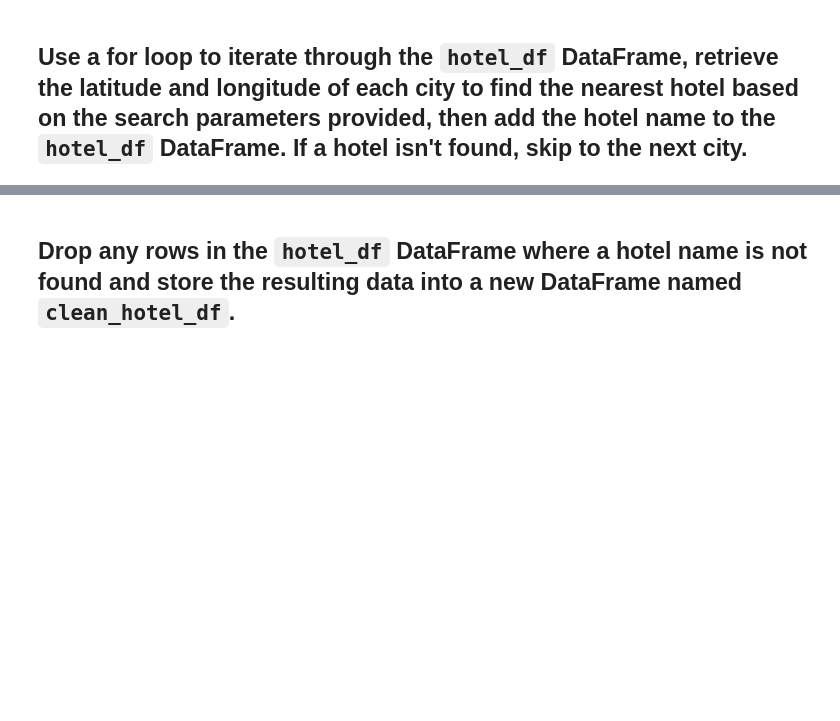
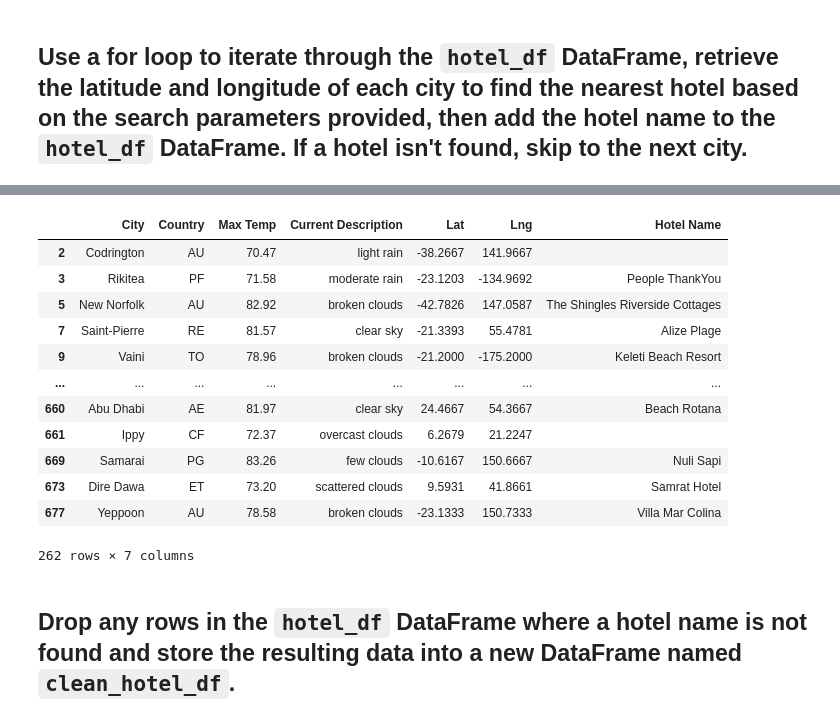
Before and after one commit to bcolhour/WorldWeatherAnalysis, a Jupyter notebook: Vacation_Search/Vacation_Search.ipynb, the cells around one changed output, grey strips where cells are left out. Drawn from its saved outputs; the diff is of its cells as text; code cells hidden in the pictures; blank space fills up the shorter version.

```diff
--- a/Vacation_Search/Vacation_Search.ipynb
+++ b/Vacation_Search/Vacation_Search.ipynb
@@ -210,8 +210,8 @@ params = {
 # Iterate through the hotel DataFrame
 for index, row in hotel_df.iterrows():
     # Fetch latitude and longitude from the DataFrame
-    lat = # YOUR CODE HERE
-    lng = # YOUR CODE HERE
+    lat = row["Lat"]
+    lng = row["Lng"]
 
     # Add the latitude and longitude as parameters to the params dictionary
     params["location"] = f"{lat},{lng}"
@@ -220,7 +220,7 @@ for index, row in hotel_df.iterrows():
     base_url = "https://maps.googleapis.com/maps/api/place/nearbysearch/json"
 
     # Make an API request and retrieve the JSON data from the hotel search
-    hotels = # YOUR CODE HERE
+    hotels = requests.get(base_url, params=params).json()
 
     # Get the first hotel from the results and store the name, if a hotel isn't found skip the city
     try:
@@ -230,6 +246,20 @@ for index, row in hotel_df.iterrows():
 # %%
 # Display sample data
-# YOUR CODE HERE
+hotel_df
+# %% [output]
+|  | City | Country | Max Temp | Current Description | Lat | Lng | Hotel Name |
+| 2 | Codrington | AU | 70.47 | light rain | -38.2667 | 141.9667 |  |
+| 3 | Rikitea | PF | 71.58 | moderate rain | -23.1203 | -134.9692 | People ThankYou |
+| 5 | New Norfolk | AU | 82.92 | broken clouds | -42.7826 | 147.0587 | The Shingles Riverside Cottages |
+| 7 | Saint-Pierre | RE | 81.57 | clear sky | -21.3393 | 55.4781 | Alize Plage |
+| 9 | Vaini | TO | 78.96 | broken clouds | -21.2000 | -175.2000 | Keleti Beach Resort |
+| ... | ... | ... | ... | ... | ... | ... | ... |
+| 660 | Abu Dhabi | AE | 81.97 | clear sky | 24.4667 | 54.3667 | Beach Rotana |
+| 661 | Ippy | CF | 72.37 | overcast clouds | 6.2679 | 21.2247 |  |
+| 669 | Samarai | PG | 83.26 | few clouds | -10.6167 | 150.6667 | Nuli Sapi |
+| 673 | Dire Dawa | ET | 73.20 | scattered clouds | 9.5931 | 41.8661 | Samrat Hotel |
+| 677 | Yeppoon | AU | 78.58 | broken clouds | -23.1333 | 150.7333 | Villa Mar Colina |
+262 rows × 7 columns
 # %% [markdown]
 ## Drop any rows in the `hotel_df` DataFrame where a hotel name is not found and store the resulting data into a new DataFrame named `clean_hotel_df`.
 # %%
```
Also changed, not shown: parts of 3 cells of this notebook, 1 other file.
